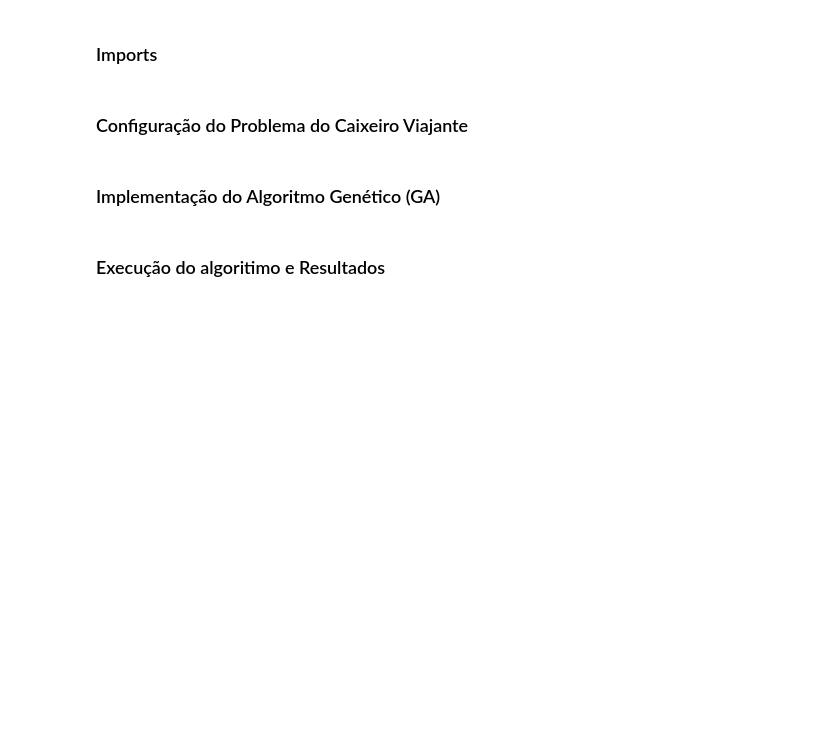
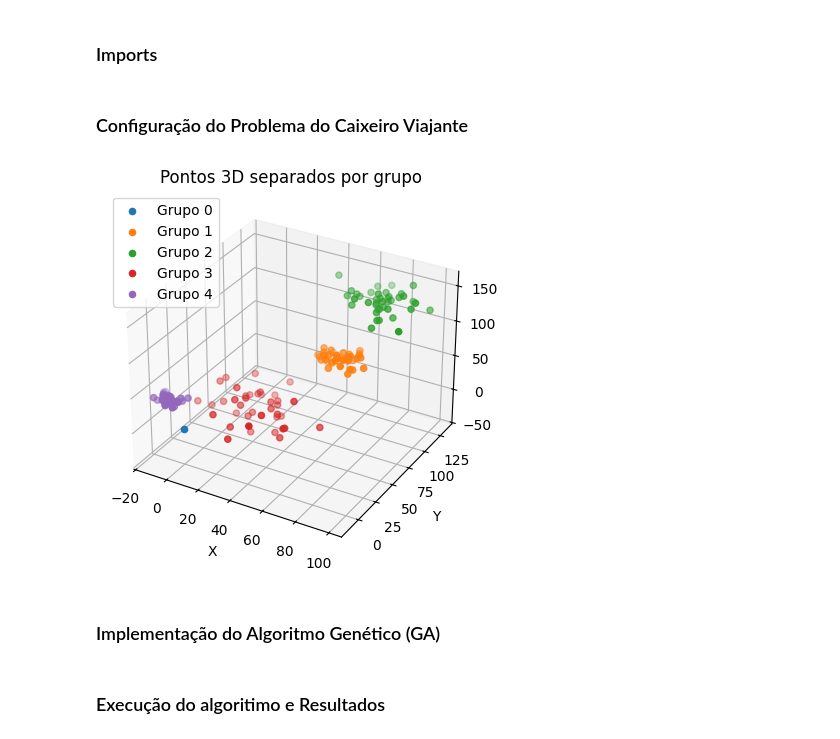
Before and after one commit to Overkillas/trabalho-ia-av3, a Jupyter notebook: problemas-discretos/problema-do-caixeiro-viajante/main.ipynb, the cells around one changed output. Saved outputs shown, nothing was run; the diff lists cells and outputs as text; code cells hidden in the pictures; blank space fills up the shorter version.

Commit message:
feat: add csv graph

```diff
--- a/problemas-discretos/problema-do-caixeiro-viajante/main.ipynb
+++ b/problemas-discretos/problema-do-caixeiro-viajante/main.ipynb
@@ -15,9 +15,41 @@ import matplotlib.pyplot as plt
 # 10,5,3
 # -2,4,8
 # ...
+# CSV no formato:
+# x, y, z, grupo
 df = pd.read_csv("CaixeiroGruposGA.csv", header=None)
 
+# Pontos = 3 primeiras colunas
 POINTS = df.iloc[:, :3].values
+
+# Grupos = 4ª coluna (inteiros)
+GROUPS = df.iloc[:, 3].astype(int).values
+
+# ===============================
+# 2. Plot 3D separado por cores
+# ===============================
+
+fig = plt.figure()
+ax = fig.add_subplot(111, projection='3d')
+
+unique_groups = np.unique(GROUPS)
+
+for g in unique_groups:
+    mask = GROUPS == g
+    ax.scatter(
+        POINTS[mask, 0],    # X
+        POINTS[mask, 1],    # Y
+        POINTS[mask, 2],    # Z
+        label=f"Grupo {g}"
+    )
+
+ax.set_title("Pontos 3D separados por grupo")
+ax.set_xlabel("X")
+ax.set_ylabel("Y")
+ax.set_zlabel("Z")
+ax.legend()
+
+plt.show()
 
 # Quantidade de pontos
 N_INTEREST_POINTS = len(POINTS)
@@ -39,33 +71,35 @@ def route_cost(route, points):
     """
     Calcula o custo total da rota (distância total).
     A rota é uma sequência de índices dos pontos, começando e terminando na Origem (ponto 0).
     Exemplo de rota: [0, 5, 20, 15, 0]
     """
     total_distance = 0
 
     for i in range(len(route) - 1):
         point_a_index = route[i]
         point_b_index = route[i+1]
         total_distance += calculate_distance(points[point_a_index], points[point_b_index])
 
     return total_distance
 
 # ===============================
 # 4. Função de Fitness (GA)
 # ===============================
 def fitness_tsp(route, points):
     """Função de Aptidão (Fitness) para Maximização. Inversa do Custo."""
     cost = route_cost(route, points)
     return 1.0 / (1.0 + cost)
 
 # ===============================
 # 5. Hiperparâmetros GA
 # ===============================
 N_INDIVIDUALS = 50
 MAX_GENERATIONS = 200
 P_RECOMBINATION = 0.85
 P_MUTATION = 0.01
 N_TOURNAMENT = 2
+# %% [output]
+[figure, added]
 # %% [markdown]
 ### Implementação do Algoritmo Genético (GA)
 # %%
```
Also changed, not shown: parts of 1 cell of this notebook.
